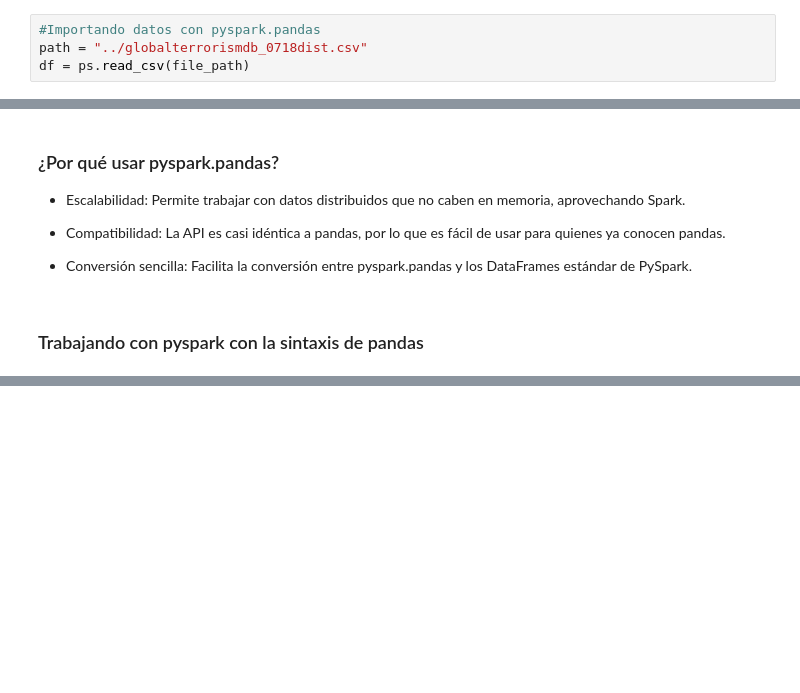
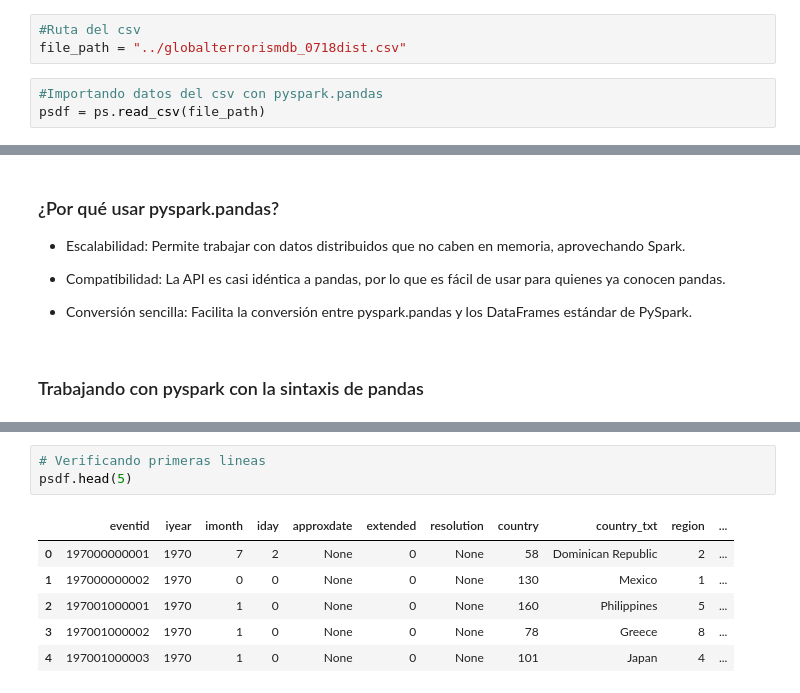
Before and after one commit to Heyder07/VisualBigData, a Jupyter notebook: 6. Trabajos extraclase/Challenge_1_Basico.ipynb, the cells around one changed output, grey strips where cells are left out. Cells and saved outputs as stored; diff of their text form; blank space fills up the shorter version.

```diff
--- a/6. Trabajos extraclase/Challenge_1_Basico.ipynb
+++ b/6. Trabajos extraclase/Challenge_1_Basico.ipynb
@@ -21,7 +21,9 @@ import pyspark
 import pyspark.pandas as ps
 import seaborn as sns
 import matplotlib.pyplot as plt
+# %%
+#Ruta del csv
+file_path = "../globalterrorismdb_0718dist.csv"
 # %%
-#Importando datos con pyspark.pandas
-path = "../globalterrorismdb_0718dist.csv"
-df = ps.read_csv(file_path)
+#Importando datos del csv con pyspark.pandas
+psdf = ps.read_csv(file_path)
@@ -102,0 +82,10 @@ ConnectionRefusedError: [WinError 10061] No se puede establecer una conexión ya
+# %%
+# Verificando primeras lineas
+psdf.head(5)
+# %% [output]
+|  | eventid | iyear | imonth | iday | approxdate | extended | resolution | country | country_txt | region | ... |
+| 0 | 197000000001 | 1970 | 7 | 2 | None | 0 | None | 58 | Dominican Republic | 2 | ... |
+| 1 | 197000000002 | 1970 | 0 | 0 | None | 0 | None | 130 | Mexico | 1 | ... |
+| 2 | 197001000001 | 1970 | 1 | 0 | None | 0 | None | 160 | Philippines | 5 | ... |
+| 3 | 197001000002 | 1970 | 1 | 0 | None | 0 | None | 78 | Greece | 8 | ... |
+| 4 | 197001000003 | 1970 | 1 | 0 | None | 0 | None | 101 | Japan | 4 | ... |
```
Also changed, not shown: parts of 5 cells of this notebook.
